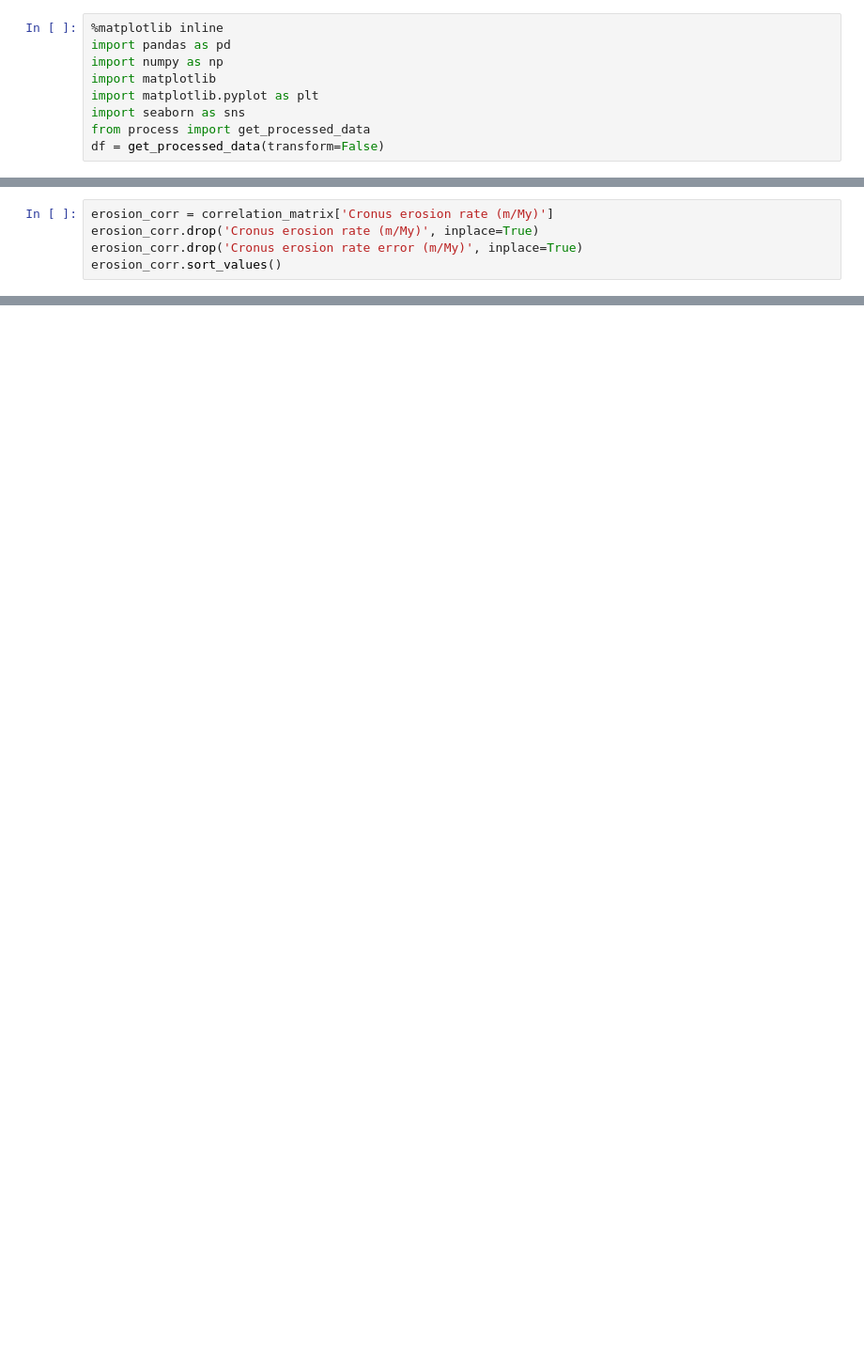
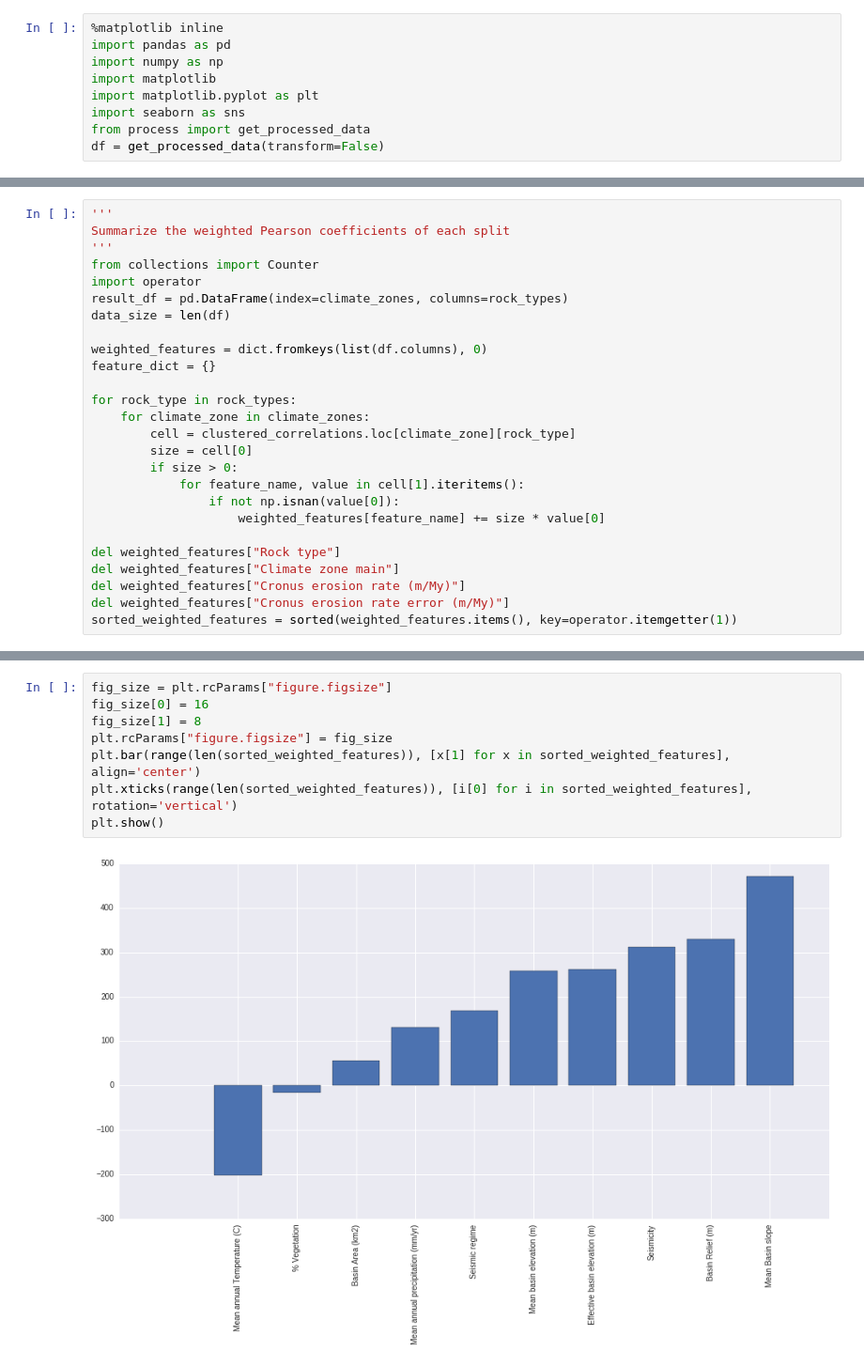
Before and after one commit to WGierke/erosion_data_analytics, a Jupyter notebook: Correlation.ipynb, the cells around one changed output, grey strips where cells are left out. Shown at 94% size. Cells and saved outputs as stored; diff of their text form; blank space fills up the shorter version.

Commit message:
added correlation notebook

```diff
--- a/Correlation.ipynb
+++ b/Correlation.ipynb
@@ -50,5 +40,0 @@ False
-# %%
-erosion_corr = correlation_matrix['Cronus erosion rate (m/My)']
-erosion_corr.drop('Cronus erosion rate (m/My)', inplace=True)
-erosion_corr.drop('Cronus erosion rate error (m/My)', inplace=True)
-erosion_corr.sort_values()
@@ -73,0 +83,26 @@ NameError: name 'erosion_corr' is not defined
+# %%
+'''
+Summarize the weighted Pearson coefficients of each split
+'''
+from collections import Counter
+import operator
+result_df = pd.DataFrame(index=climate_zones, columns=rock_types)
+data_size = len(df)
+
+weighted_features = dict.fromkeys(list(df.columns), 0)
+feature_dict = {}
+
+for rock_type in rock_types:
+    for climate_zone in climate_zones:
+        cell = clustered_correlations.loc[climate_zone][rock_type]
+        size = cell[0]
+        if size > 0:
+            for feature_name, value in cell[1].iteritems():
+                if not np.isnan(value[0]):
+                    weighted_features[feature_name] += size * value[0]
+
+del weighted_features["Rock type"]
+del weighted_features["Climate zone main"]
+del weighted_features["Cronus erosion rate (m/My)"]
+del weighted_features["Cronus erosion rate error (m/My)"]
+sorted_weighted_features = sorted(weighted_features.items(), key=operator.itemgetter(1))
@@ -73,0 +111,10 @@ NameError: name 'erosion_corr' is not defined
+# %%
+fig_size = plt.rcParams["figure.figsize"]
+fig_size[0] = 16
+fig_size[1] = 8
+plt.rcParams["figure.figsize"] = fig_size
+plt.bar(range(len(sorted_weighted_features)), [x[1] for x in sorted_weighted_features], align='center')
+plt.xticks(range(len(sorted_weighted_features)), [i[0] for i in sorted_weighted_features], rotation='vertical')
+plt.show()
+# %% [output]
+[figure, added]
```
Also changed, not shown: parts of 17 cells of this notebook, 1 other file.
